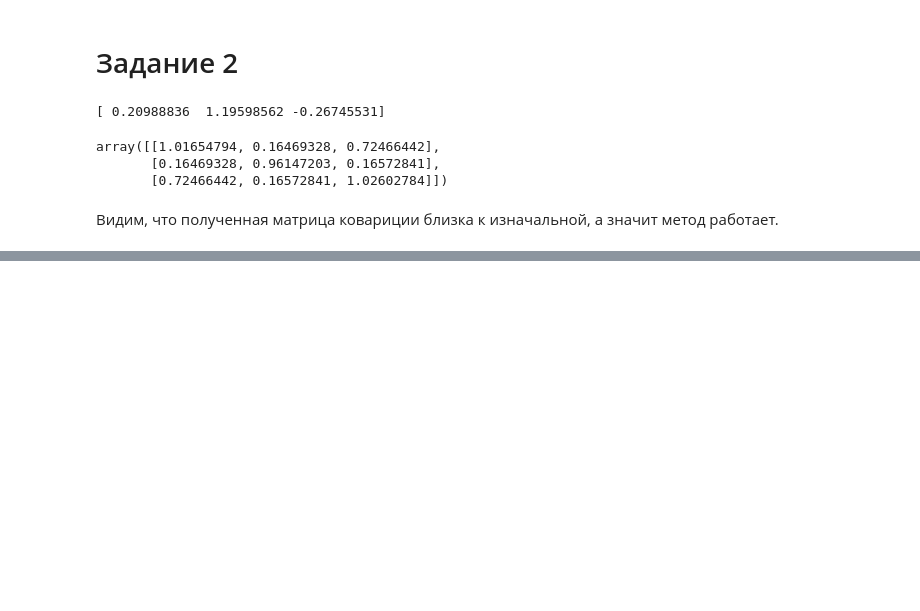
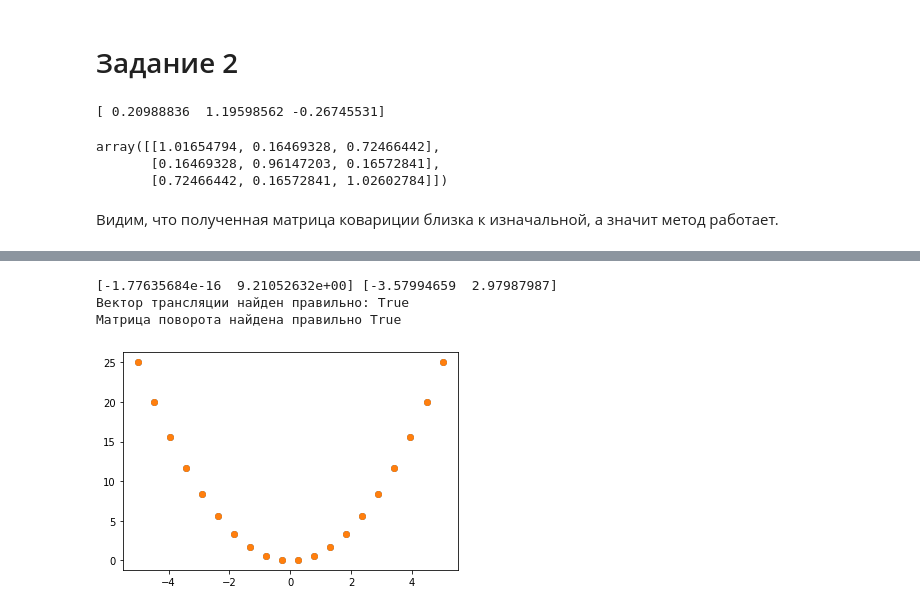
Before and after one commit to comradecoastal/computational_math_mipt, a Jupyter notebook: module_1/week_4/hw_1_4.ipynb, the cells around one changed output, grey strips where cells are left out. Drawn from its saved outputs; the diff is of its cells as text; code cells hidden in the pictures; blank space fills up the shorter version.

```diff
--- a/module_1/week_4/hw_1_4.ipynb
+++ b/module_1/week_4/hw_1_4.ipynb
@@ -60,0 +150,24 @@ array([[1.01654794, 0.16469328, 0.72466442],
+# %%
+# решаем задачу
+
+x_0 = np.mean(X_0, axis=1)
+x_1 = np.mean(X_1, axis=1)
+
+print(x_0, x_1)
+
+Xc_0 = X_0 - x_0.reshape(-1, 1) @ np.ones((1, 20))
+Xc_1 = X_1 - x_1.reshape(-1, 1) @ np.ones((1, 20))
+u, s, vh = np.linalg.svd(Xc_0 @ Xc_1.T)
+R = u @ vh
+mu = x_1.reshape(-1, 1) - R.T @ x_0.reshape(-1, 1)
+Xr = R @ (X_1 - mu)
+Xrt = Xr
+plt.scatter(Xrt[0, :], Xrt[1, :])
+plt.scatter(X_0[0, :], X_0[1, :])
+
+print("Вектор трансляции найден правильно:", np.allclose(mu, trans),"\nМатрица поворота найдена правильно", np.allclose(R.T, rot))
+# %% [output]
+[-1.77635684e-16  9.21052632e+00] [-3.57994659  2.97987987]
+Вектор трансляции найден правильно: True
+Матрица поворота найдена правильно True
+[figure, added]
```
Also changed, not shown: parts of 18 cells of this notebook, 2 other files.
